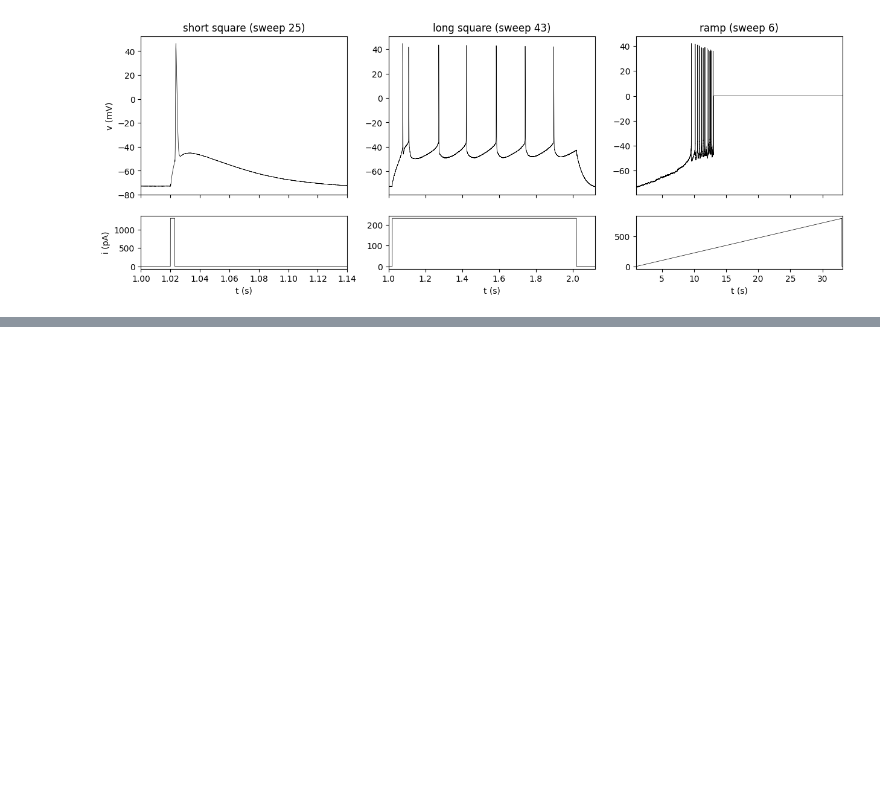
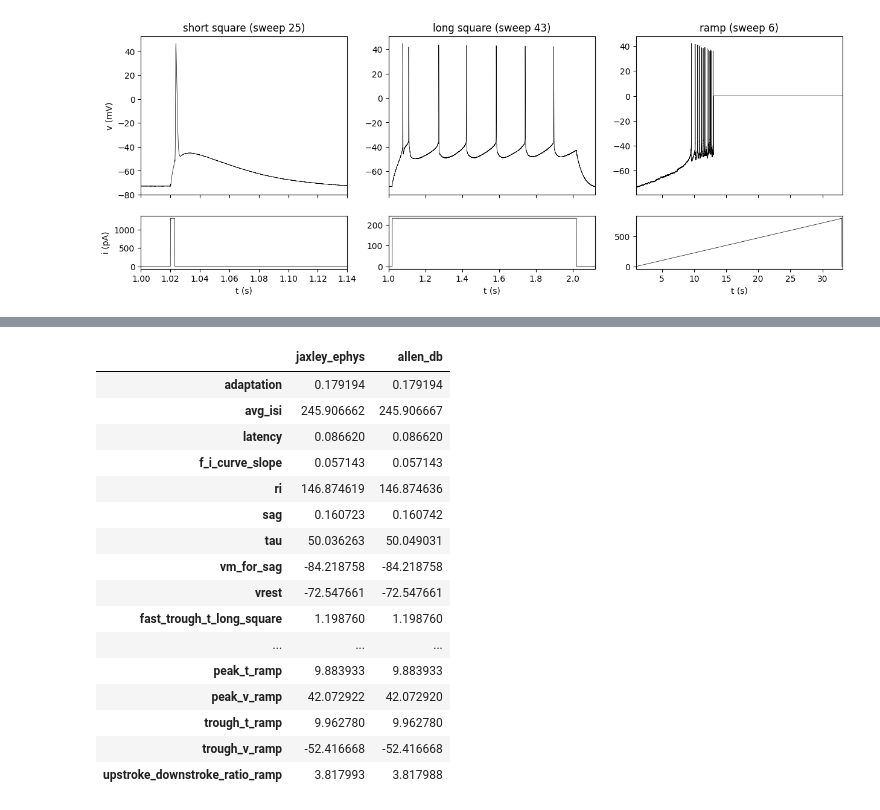
Before and after one commit to jaxleyverse/jaxley-ephys, a Jupyter notebook: examples/00_basics.ipynb, the cells around one changed output, grey strips where cells are left out. Cells and saved outputs as stored; diff of their text form; code cells hidden in the pictures; blank space fills up the shorter version.

```diff
--- a/examples/00_basics.ipynb
+++ b/examples/00_basics.ipynb
@@ -200,2 +269,37 @@ pd.DataFrame({k: np.asarray(x) for k, x in batch.items()}, index=sweeps["long_sq
 # %%
-# todo once cell features are implemented, show cell fetaures
+# show cell features: the Allen Cell Types Database features, next to the DB values
+def db_value(name):
+    try:
+        return float(case.feature_row[name])
+    except (KeyError, ValueError):
+        return np.nan
+
+
+# The DB follows a few extra conventions (allen_ephys/ALLEN_EPHYS_FIXES.md, section 4):
+# e.g. threshold_i_short_square is the pulse amplitude in the DB, while Allen's code
+# averages the current at threshold, which is 0 for spikes starting after the pulse.
+# In float32 (x64 off above), a few values differ from the DB by up to ~1e-3.
+pd.DataFrame(
+    {
+        "jaxley_ephys": {k: float(x) for k, x in cell["cell"].items()},
+        "allen_db": {k: db_value(k) for k in cell["cell"]},
+    }
+)
+# %% [output]
+|  | jaxley_ephys | allen_db |
+| adaptation | 0.179194 | 0.179194 |
+| avg_isi | 245.906662 | 245.906667 |
+| latency | 0.086620 | 0.086620 |
+| f_i_curve_slope | 0.057143 | 0.057143 |
+| ri | 146.874619 | 146.874636 |
+| sag | 0.160723 | 0.160742 |
+| tau | 50.036263 | 50.049031 |
+| vm_for_sag | -84.218758 | -84.218758 |
+| vrest | -72.547661 | -72.547661 |
+| fast_trough_t_long_square | 1.198760 | 1.198760 |
+| ... | ... | ... |
+| peak_t_ramp | 9.883933 | 9.883933 |
+| peak_v_ramp | 42.072922 | 42.072920 |
+| trough_t_ramp | 9.962780 | 9.962780 |
+| trough_v_ramp | -52.416668 | -52.416668 |
+| upstroke_downstroke_ratio_ramp | 3.817993 | 3.817988 |
```
Also changed, not shown: parts of 7 cells of this notebook, 21 other files.
